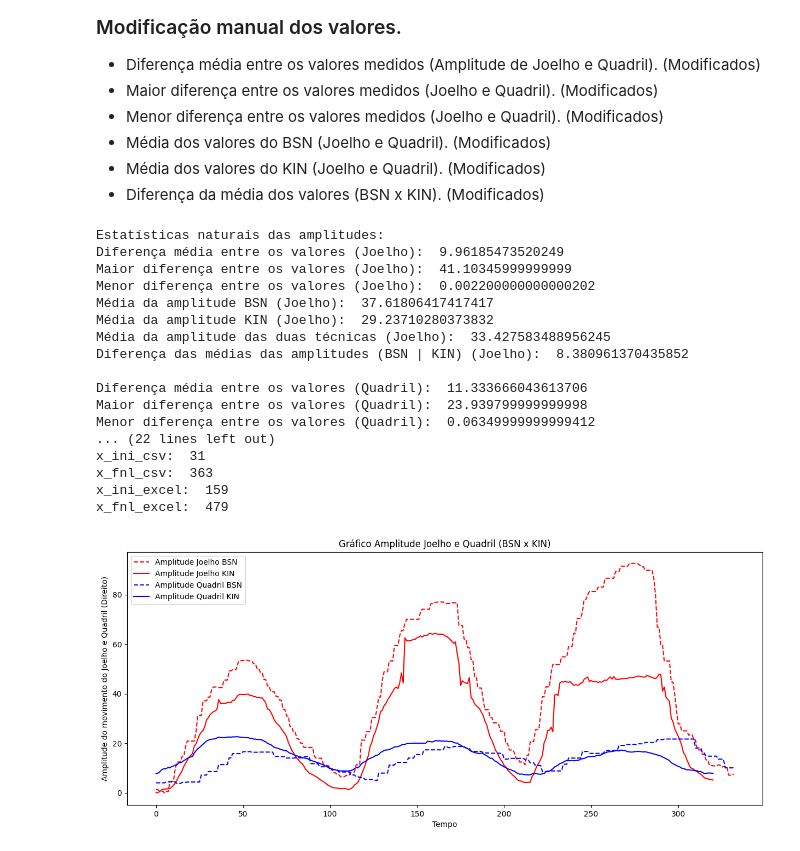
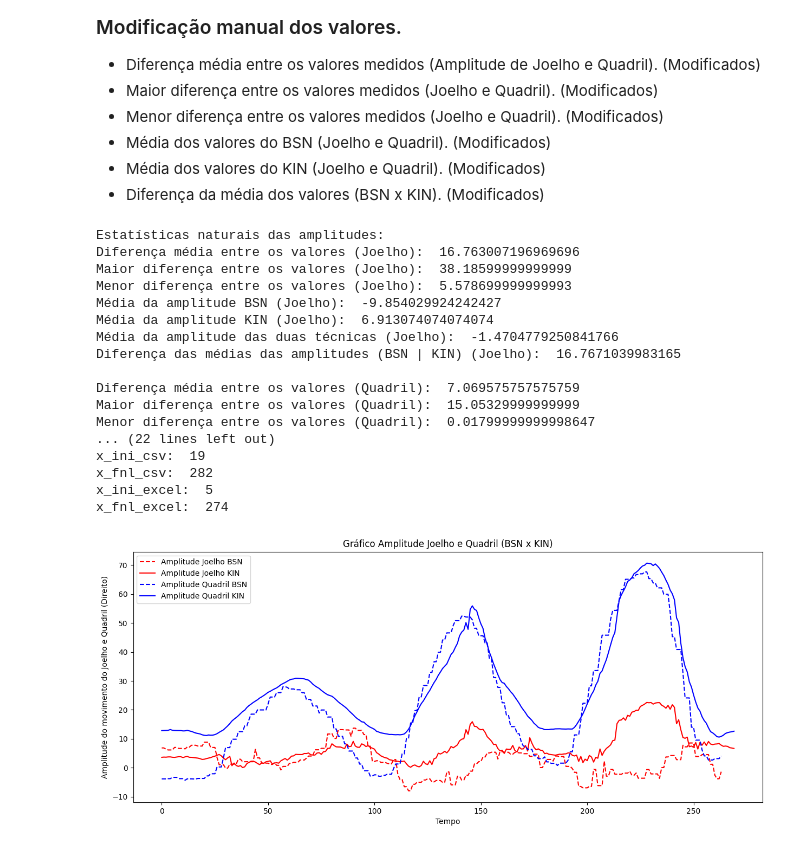
Before and after one commit to andrecostamarques/IC-23-24, a Jupyter notebook: notebook-analise-final.ipynb, the cells around one changed output. Drawn from its saved outputs; the diff is of its cells as text; code cells hidden in the pictures.

```diff
--- a/notebook-analise-final.ipynb
+++ b/notebook-analise-final.ipynb
@@ -5,8 +5,8 @@ import pandas as pd
 import numpy as np
 import matplotlib.pyplot as plt
 
-membroexcel = 'banco-de-dados/perna-direita/15-08/JD 1 QD 0.xlsx' #JOELHO 1, QUADRIL 0
-membrocsv = 'banco-de-dados/perna-direita/15-08/JD 1 QD 0.csv' #JOELHO 1, QUADRIL 0
+membroexcel = 'banco-de-dados/perna-direita/27-08/JD 0 QD 1.xlsx' #JOELHO 1, QUADRIL 0
+membrocsv = 'banco-de-dados/perna-direita/27-08/JD 0 QD 1 2.csv' #JOELHO 0, QUADRIL 1
 df_csv = pd.read_csv(membrocsv, header=0, usecols=lambda col: col.strip(), engine='python')
 df_excel = pd.read_excel(membroexcel)
 # %% [markdown]
@@ -24,8 +24,8 @@ plt.plot(df_csv[tempo], (df_csv[ang_quadril]*-1) +180, color = 'blue')
 plt.title('Amplitude de Movimento: BSN')
 plt.xlabel(tempo)
 # ------------------------------------------------------------------- VALORES A EDITAR MANUALMENTE -------------------------------------------------------------------
-x_ini_csv = 216.6
-x_fnl_csv = 228
+x_ini_csv = 357.2
+x_fnl_csv = 366
 
 # --------------------------------------------------------------------------------------------------------------------------------------------------------------------
 plt.xlim(x_ini_csv, x_fnl_csv)
@@ -47,9 +47,9 @@ plt.plot(quadro, amplitude_joelho, color = 'red' )
 plt.plot(quadro, amplitude_quadril, color = 'blue')
 plt.xlabel("Tempo")
 # ------------------------------------------------------------------- VALORES A EDITAR MANUALMENTE -------------------------------------------------------------------
-x_ini_excel = 160
-x_fnl_excel = 480
-plt.ylim(0,80) #muda só pra ficar mais bonito pro relatório
+x_ini_excel = 6
+x_fnl_excel = 275
+plt.ylim(0,110) #muda só pra ficar mais bonito pro relatório
 # --------------------------------------------------------------------------------------------------------------------------------------------------------------------
 plt.xlim(x_ini_excel, x_fnl_excel)
 plt.ylabel("Amplitude KinesiOS")
@@ -252,8 +252,8 @@ df_excel_temp = df_csv_norm.copy()
 
 # ------------------------------------------------------------------- VALORES A EDITAR MANUALMENTE -------------------------------------------------------------------
 df_csv_temp[tempo] = df_csv_temp[tempo] + 0
-df_csv_temp[ang_quadril] = df_csv_temp[ang_quadril] - 10
-df_csv_temp[ang_joelho] = df_csv_temp[ang_joelho] - 5
+df_csv_temp[ang_quadril] = df_csv_temp[ang_quadril] + 2
+df_csv_temp[ang_joelho] = df_csv_temp[ang_joelho] - 12
 # ---------------------------------------------------------------------------------------------------------------------------------------------------------------------
 
 # Converter para arrays do NumPy
@@ -286,45 +286,45 @@ dif_quadril = abs(ang_quadril_values[:min_length] - amplitude_quadril_values[:mi
 print("\nDiferença média entre os valores (Quadril): ", dif_quadril.mean())
 print("Maior diferença entre os valores (Quadril): ", dif_quadril.max())
 print("Menor diferença entre os valores (Quadril): ", dif_quadril.min())
 print("Média da amplitude BSN (Quadril): ", ang_quadril_values.mean())
 print("Média da amplitude KIN (Quadril): ", amplitude_quadril_values.mean())
 print("Média da amplitude das duas técnicas (Quadril): ", (ang_quadril_values.mean()+amplitude_quadril_values.mean())/2)
 print("Diferença das médias das amplitudes (BSN | KIN) (Quadril): ", abs(ang_quadril_values.mean()-amplitude_quadril_values.mean()))
 
 print("\nx_ini_csv: ", x_ini_csv)
 print("x_fnl_csv: ", x_fnl_csv)
 print("x_ini_excel: ", x_ini_excel)
 print("x_fnl_excel: ", x_fnl_excel)
 
 
 debug = True #pra facilitar de manipular o gráfico (bom para ver)
 if debug:
     plt.figure(figsize=(15,6))
     plt.plot(df_csv_temp[tempo], (df_csv_temp[ang_joelho]*-1) + 180, linestyle='--', color='red')
     plt.plot(df_excel_norm['Quadro'], df_excel_norm['Amplitude do Joelho (Direito)'] , linestyle='-', color='red')
     plt.plot(df_csv_temp[tempo], (df_csv_temp[ang_quadril]*-1) + 180, linestyle='--', color='blue')
     plt.plot(df_excel_norm['Quadro'], df_excel_norm['Amplitude do Quadril (Direito)'] , linestyle='-', color='blue')
     plt.xlabel("Tempo")
     plt.ylabel("Amplitude do movimento do Joelho e Quadril (Direito)")
     plt.title("Gráfico Amplitude Joelho e Quadril (BSN x KIN)")
     plt.legend(['Amplitude Joelho BSN','Amplitude Joelho KIN','Amplitude Quadril BSN','Amplitude Quadril KIN'])
     plt.show()
 # %% [output]
 Estatísticas naturais das amplitudes:
-Diferença média entre os valores (Joelho):  9.96185473520249
-Maior diferença entre os valores (Joelho):  41.10345999999999
-Menor diferença entre os valores (Joelho):  0.002200000000000202
-Média da amplitude BSN (Joelho):  37.61806417417417
-Média da amplitude KIN (Joelho):  29.23710280373832
-Média da amplitude das duas técnicas (Joelho):  33.427583488956245
-Diferença das médias das amplitudes (BSN | KIN) (Joelho):  8.380961370435852
+Diferença média entre os valores (Joelho):  16.763007196969696
+Maior diferença entre os valores (Joelho):  38.18599999999999
+Menor diferença entre os valores (Joelho):  5.578699999999993
+Média da amplitude BSN (Joelho):  -9.854029924242427
+Média da amplitude KIN (Joelho):  6.913074074074074
+Média da amplitude das duas técnicas (Joelho):  -1.4704779250841766
+Diferença das médias das amplitudes (BSN | KIN) (Joelho):  16.7671039983165
 
-Diferença média entre os valores (Quadril):  11.333666043613706
-Maior diferença entre os valores (Quadril):  23.939799999999998
-Menor diferença entre os valores (Quadril):  0.06349999999999412
+Diferença média entre os valores (Quadril):  7.069575757575759
+Maior diferença entre os valores (Quadril):  15.05329999999999
+Menor diferença entre os valores (Quadril):  0.01799999999998647
 ... (22 lines left out)
-x_ini_csv:  31
-x_fnl_csv:  363
-x_ini_excel:  159
-x_fnl_excel:  479
+x_ini_csv:  19
+x_fnl_csv:  282
+x_ini_excel:  5
+x_fnl_excel:  274
-[figure, old version]
+[figure, new version]
```
Also changed, not shown: parts of 4 cells of this notebook, 29 other files.
